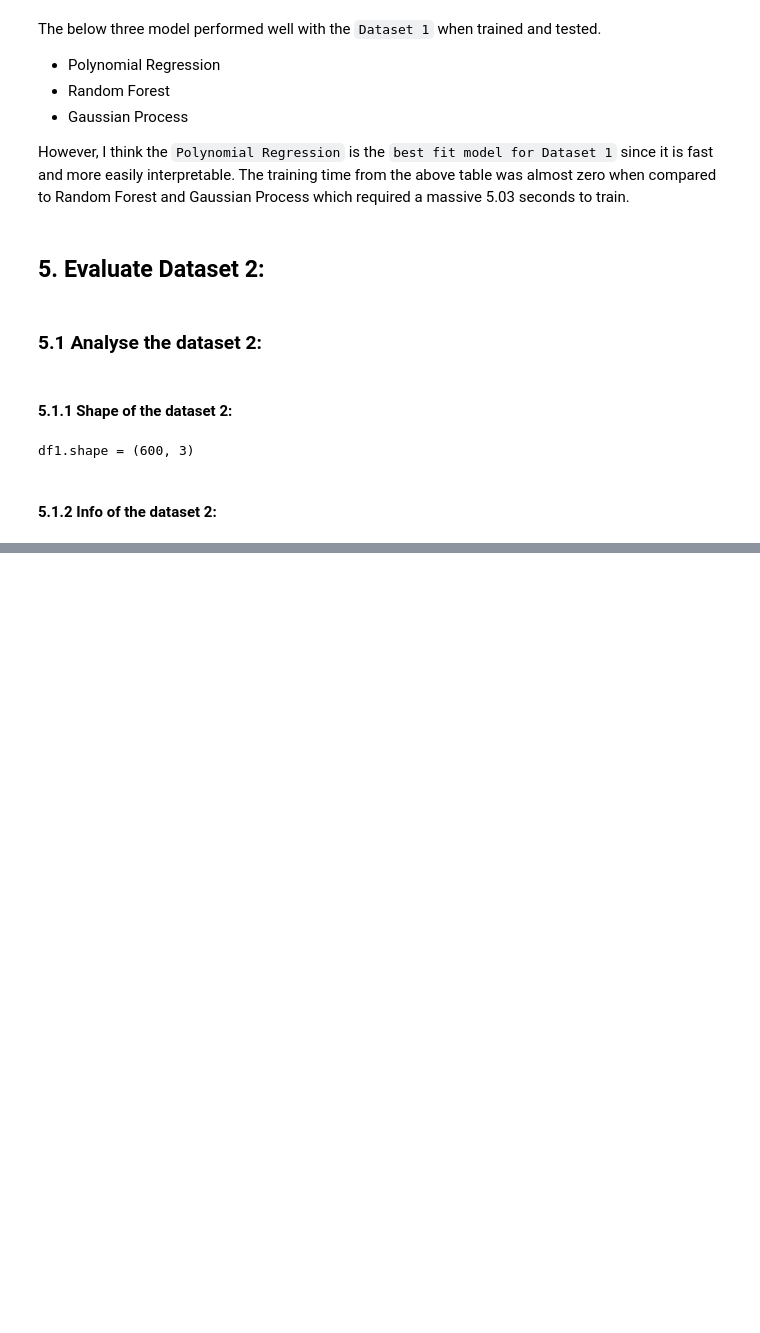
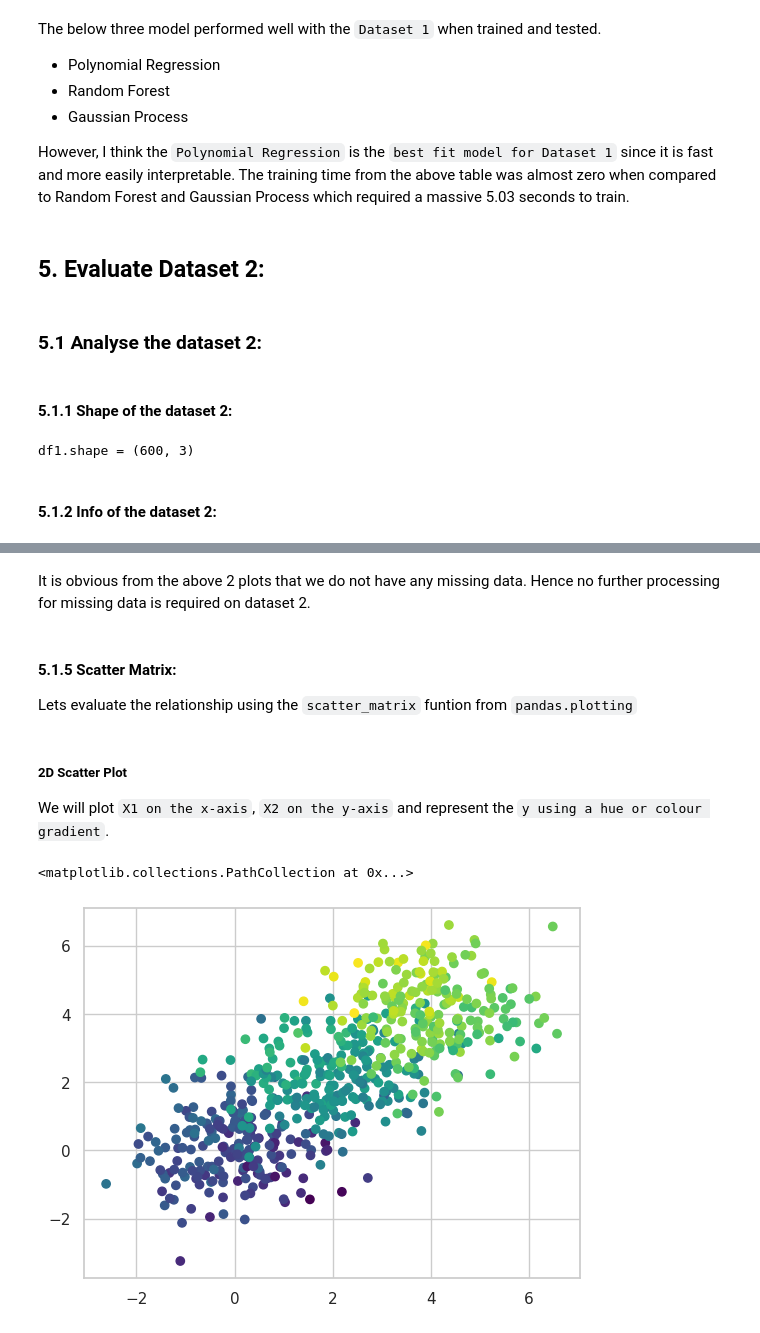
Before and after one commit to huzefar/oxford, a Jupyter notebook: CML/workspace/Task-1.ipynb, the cells around one changed output, grey strips where cells are left out. Drawn from its saved outputs; the diff is of its cells as text; code cells hidden in the pictures; blank space fills up the shorter version.

```diff
--- a/CML/workspace/Task-1.ipynb
+++ b/CML/workspace/Task-1.ipynb
@@ -403,0 +474,14 @@ df2.info()
+# %% [markdown]
+It is obvious from the above 2 plots that we do not have any missing data. Hence no further processing for missing data is required on dataset 2.
+# %% [markdown]
+#### 5.1.5 Scatter Matrix:
+Lets evaluate the relationship using the `scatter_matrix` funtion from `pandas.plotting`
+# %% [markdown]
+##### 2D Scatter Plot
+
+We will plot `X1 on the x-axis`, `X2 on the y-axis` and represent the `y using a hue or colour gradient`.
+# %%
+plt.scatter(df2['X1'], df2['X2'], c=df2['y'], cmap = 'viridis')
+# %% [output]
+<matplotlib.collections.PathCollection at 0x...>
+[figure, added]
```
Also changed, not shown: parts of 23 cells of this notebook.
